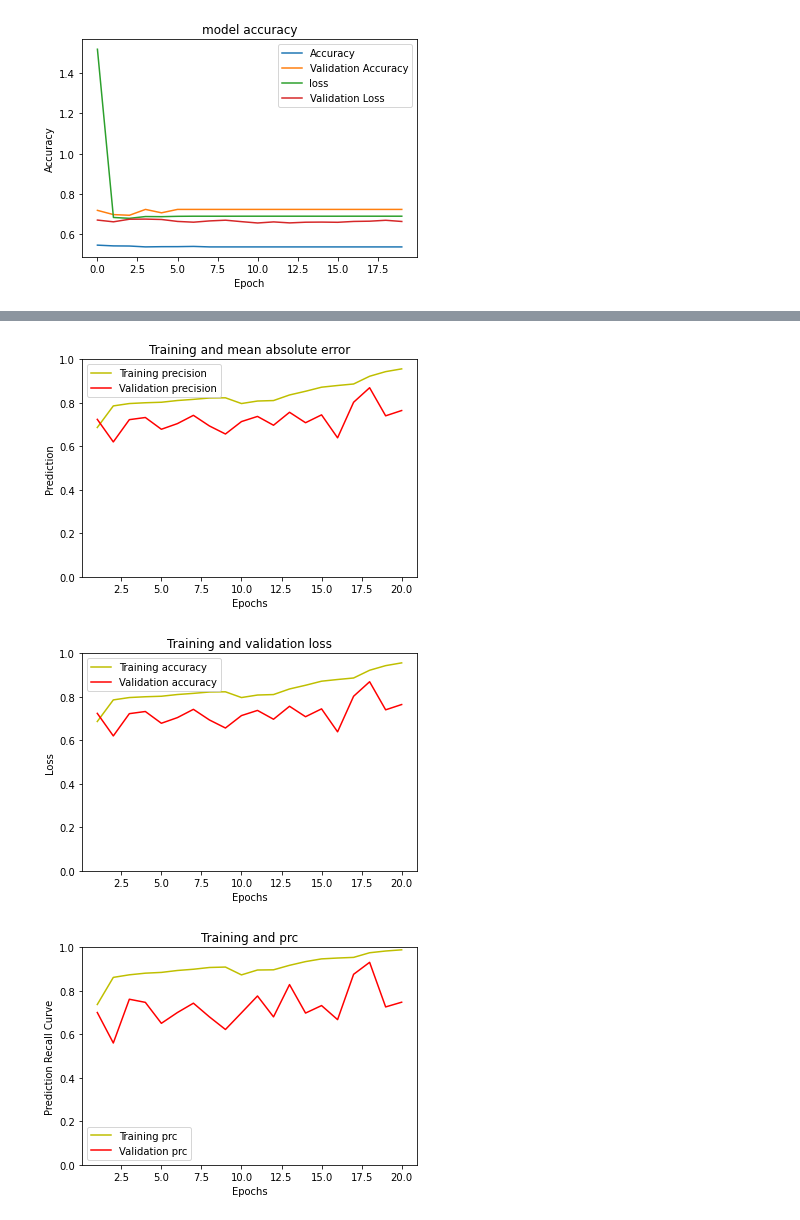
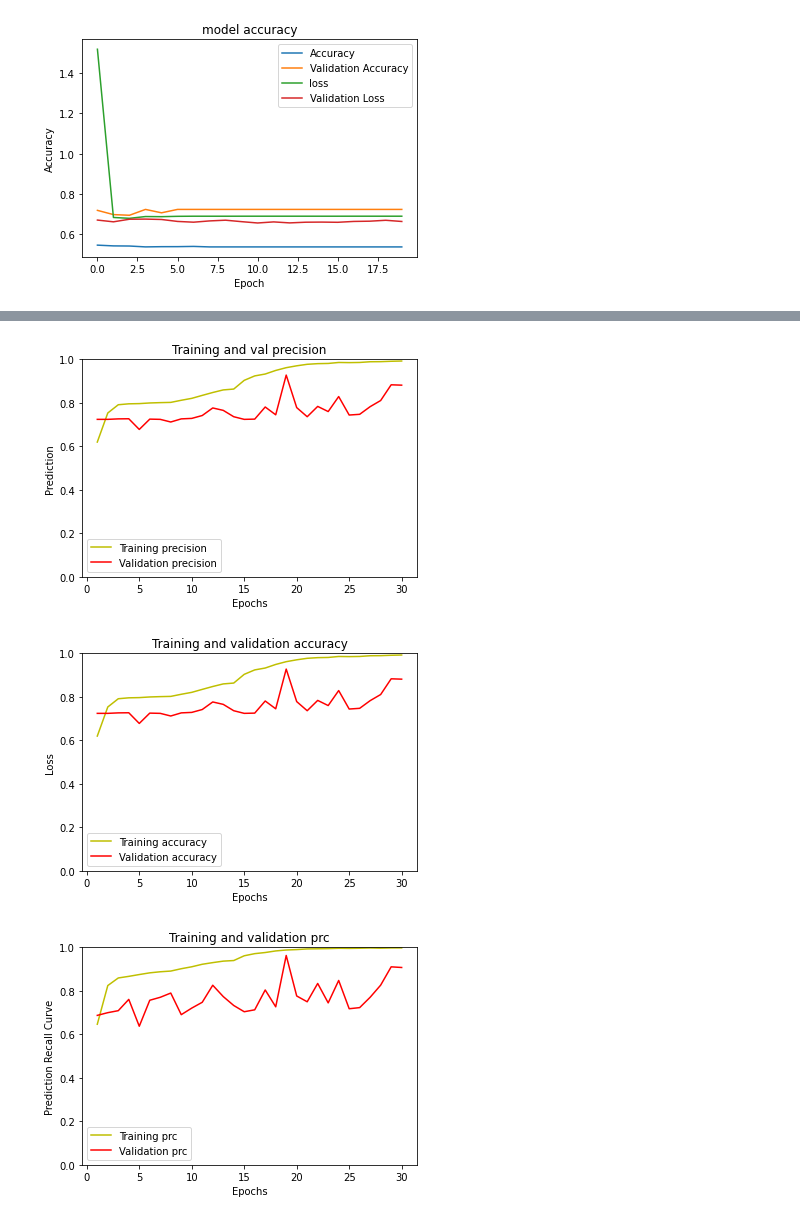
Before and after one commit to anaipsilva/TESE, a Jupyter notebook: cnn_segunda_vggnet.ipynb, the cells around one changed output, grey strips where cells are left out. Drawn from its saved outputs; the diff is of its cells as text; code cells hidden in the pictures.

```diff
--- a/cnn_segunda_vggnet.ipynb
+++ b/cnn_segunda_vggnet.ipynb
@@ -137,3 +159,4 @@ num_classes=2
 if not y_train.shape[-1] == 2:
   y_train=keras.utils.np_utils.to_categorical(y_train, num_classes)
   y_valid=keras.utils.np_utils.to_categorical(y_valid, num_classes)
+  y_test=keras.utils.np_utils.to_categorical(y_test, num_classes)
@@ -185,7 +210,7 @@ def model_builder(metrics=METRICS, output_bias=None):
   model.add(Dropout(0.3))
   model.add(Dense(units=num_classes, activation="softmax"))
 
-  model.compile(optimizer=keras.optimizers.Adam(learning_rate=0.001),
+  model.compile(optimizer=keras.optimizers.Adam(learning_rate=0.0001),
                 loss=keras.losses.BinaryCrossentropy(),
                 metrics=metrics,
                 )
@@ -238,4 +263,4 @@ x, y = img_iter.next()
 #model.add(Dense(units = 512, activation='relu'))
 #model.add(Dense(units = num_classes, activation='softmax'))
 # %%
-history=model.fit(img_iter, epochs=20, steps_per_epoch=len(x_train)/batch_size, validation_data=(x_valid, y_valid))
+#history=model.fit(img_iter, epochs=20, steps_per_epoch=len(x_train)/batch_size, validation_data=(x_valid, y_valid))
@@ -242,2 +285,2 @@ history=model.fit(img_iter, epochs=20, steps_per_epoch=len(x_train)/batch_size,
 # %%
-history=model.fit(x_train, y_train, batch_size=64, epochs= 20, verbose=1, validation_batch_size=64,validation_data=(x_valid, y_valid))
+history=model.fit(x_train, y_train, batch_size=128, epochs=30, verbose=1, validation_batch_size=128,validation_data=(x_valid, y_valid))
@@ -335,18 +386,18 @@ plt.show()
 # %%
 precision = history.history['precision']
 val_precision = history.history['val_precision']
 ymin=0
 ymax=1
 plt.plot(epochs, precision, 'y', label='Training precision')
 plt.plot(epochs, val_precision, 'r', label='Validation precision')
 plt.ylim([ymin, ymax])
-plt.title('Training and mean absolute error')
+plt.title('Training and val precision')
 plt.xlabel('Epochs')
 plt.ylabel('Prediction')
 plt.legend()
 plt.show()
 # %% [output]
-[figure, old version]
+[figure, new version]
 # %%
 #plot the training and validation accuracy and loss at each epoch
 ymin=0
@@ -357,13 +408,13 @@ epochs = range(1, len(loss) + 1)
 plt.plot(epochs, acc, 'y', label='Training accuracy')
 plt.plot(epochs, val_acc, 'r', label='Validation accuracy')
 plt.ylim([ymin, ymax])
-plt.title('Training and validation loss')
+plt.title('Training and validation accuracy')
 plt.xlabel('Epochs')
 plt.ylabel('Loss')
 plt.legend()
 plt.show()
 # %% [output]
-[figure, old version]
+[figure, new version]
 # %%
 prc = history.history['prc']
 val_prc = history.history['val_prc']
@@ -372,13 +423,13 @@ ymax=1
 plt.plot(epochs, prc, 'y', label='Training prc')
 plt.plot(epochs, val_prc, 'r', label='Validation prc')
 plt.ylim([ymin, ymax])
-plt.title('Training and prc')
+plt.title('Training and validation prc')
 plt.xlabel('Epochs')
 plt.ylabel('Prediction Recall Curve')
 plt.legend()
 plt.show()
 # %% [output]
-[figure, old version]
+[figure, new version]
 # %%
 def plot_cm(labels, predictions, p=0.5):
   cm = confusion_matrix(labels, predictions > p)
```
Also changed, not shown: parts of 33 cells of this notebook.
